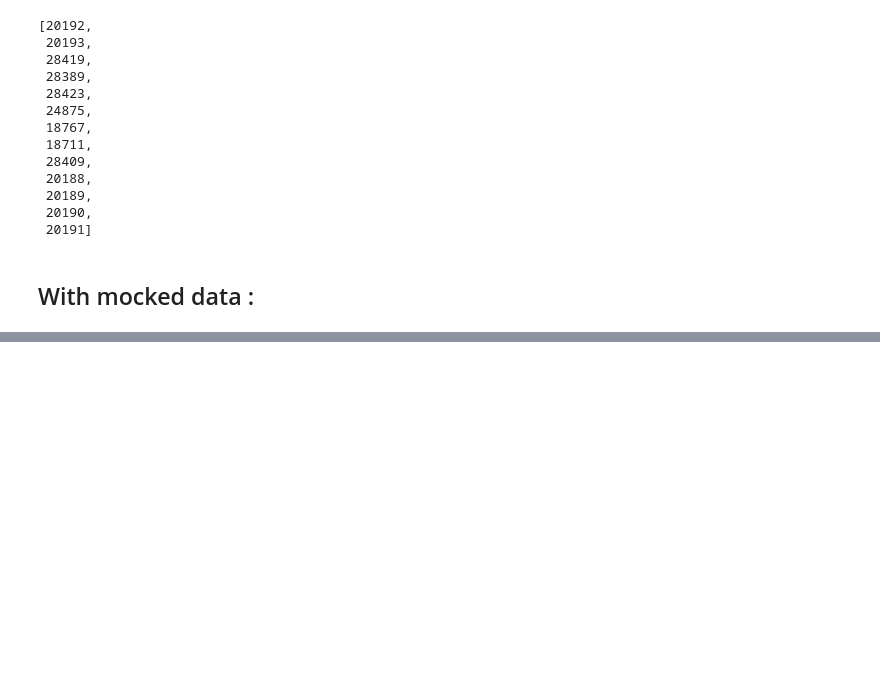
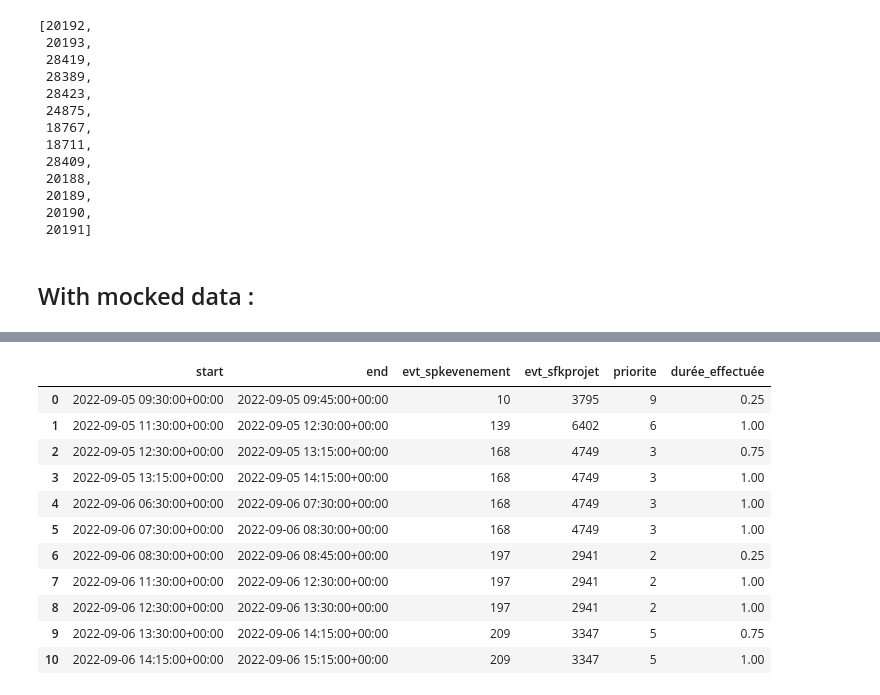
Before and after one commit to antoineperrot/teamber-IA_microservice, a Jupyter notebook: PO_dev.ipynb, the cells around one changed output, grey strips where cells are left out. Drawn from its saved outputs; the diff is of its cells as text; code cells hidden in the pictures; blank space fills up the shorter version.

Commit message:
ajout optimisation planning et fichiers de sorties

```diff
--- a/PO_dev.ipynb
+++ b/PO_dev.ipynb
@@ -138,0 +65,20 @@ t.test_compute_availabilities()
+# %%
+from api.services.planning_optimizer.tests.data_mocker import mock_back_data
+ex_date_start = "2022-09-05 09:00:00+0000"
+ex_date_end   = "2022-09-06 16:00:00+0000"
+taches, horaires, imperatifs = mock_back_data(ex_date_start, ex_date_end, avg_n_users=20, avg_n_tasks=3500)
+
+
+ex_taches = list(taches.values())[0]
+ex_horaires = list(horaires.values())[0]
+ex_imperatifs = list(imperatifs.values())[0]
+
+import pandas as pd
+from api.services.planning_optimizer.solver.tools.taches import split_tasks
+from api.services.planning_optimizer.solver.planning.horaires import compute_availabilities
+from api.services.planning_optimizer.solver.planning.ordonnancement import Ordonnancement
+from api.services.planning_optimizer.solver.planning.horaires import make_base, find_sections_ends
+
+ex_splitted_taches = split_tasks(ex_taches)
+
+availabilities = compute_availabilities(ex_horaires, ex_imperatifs, ex_date_start, ex_date_end)
@@ -139,2 +394,17 @@ t.test_compute_availabilities()
+# %%
+sap.scheduled_tasks
+# %% [output]
+|  | start | end | evt_spkevenement | evt_sfkprojet | priorite | durée_effectuée |
+| 0 | 2022-09-05 09:30:00+00:00 | 2022-09-05 09:45:00+00:00 | 10 | 3795 | 9 | 0.25 |
+| 1 | 2022-09-05 11:30:00+00:00 | 2022-09-05 12:30:00+00:00 | 139 | 6402 | 6 | 1.00 |
+| 2 | 2022-09-05 12:30:00+00:00 | 2022-09-05 13:15:00+00:00 | 168 | 4749 | 3 | 0.75 |
+| 3 | 2022-09-05 13:15:00+00:00 | 2022-09-05 14:15:00+00:00 | 168 | 4749 | 3 | 1.00 |
+| 4 | 2022-09-06 06:30:00+00:00 | 2022-09-06 07:30:00+00:00 | 168 | 4749 | 3 | 1.00 |
+| 5 | 2022-09-06 07:30:00+00:00 | 2022-09-06 08:30:00+00:00 | 168 | 4749 | 3 | 1.00 |
+| 6 | 2022-09-06 08:30:00+00:00 | 2022-09-06 08:45:00+00:00 | 197 | 2941 | 2 | 0.25 |
+| 7 | 2022-09-06 11:30:00+00:00 | 2022-09-06 12:30:00+00:00 | 197 | 2941 | 2 | 1.00 |
+| 8 | 2022-09-06 12:30:00+00:00 | 2022-09-06 13:30:00+00:00 | 197 | 2941 | 2 | 1.00 |
+| 9 | 2022-09-06 13:30:00+00:00 | 2022-09-06 14:15:00+00:00 | 209 | 3347 | 5 | 0.75 |
+| 10 | 2022-09-06 14:15:00+00:00 | 2022-09-06 15:15:00+00:00 | 209 | 3347 | 5 | 1.00 |
 # %%
 # %% [output]
```
Also changed, not shown: parts of 54 cells of this notebook, 4 other files.
